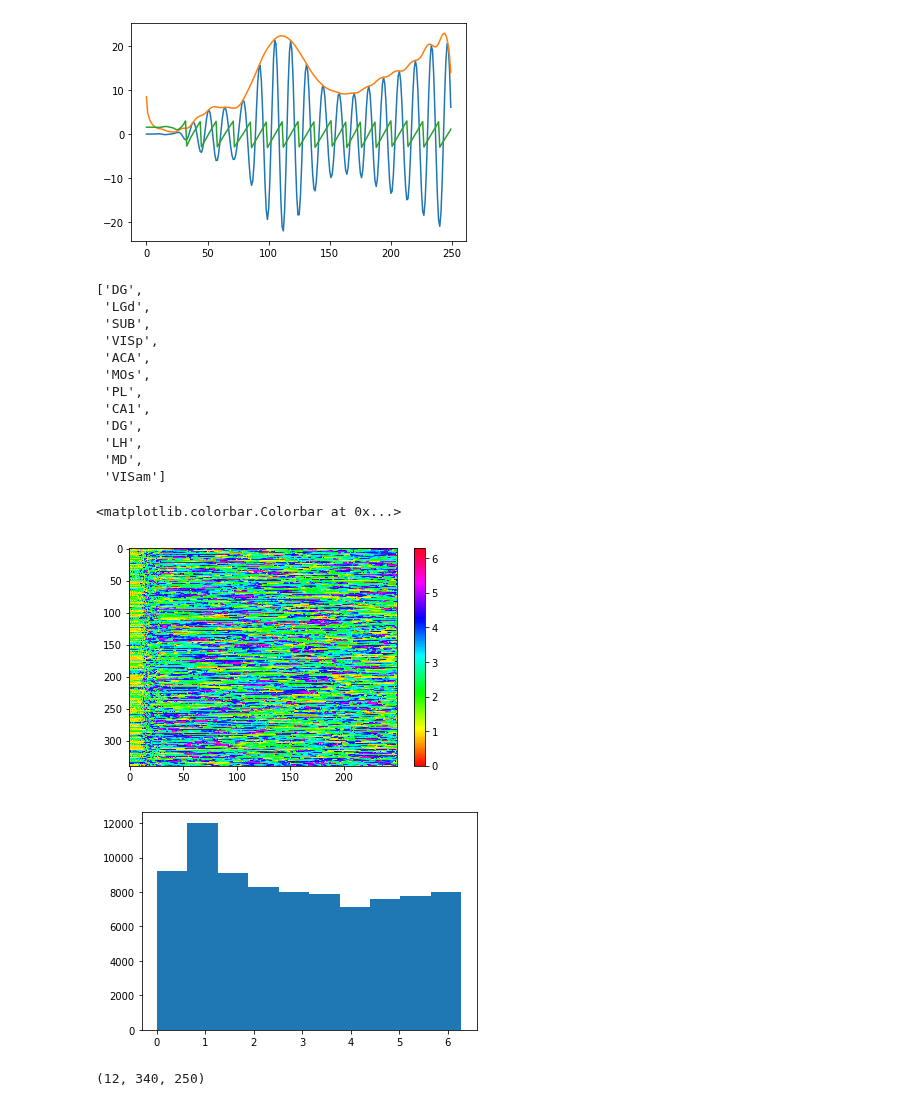
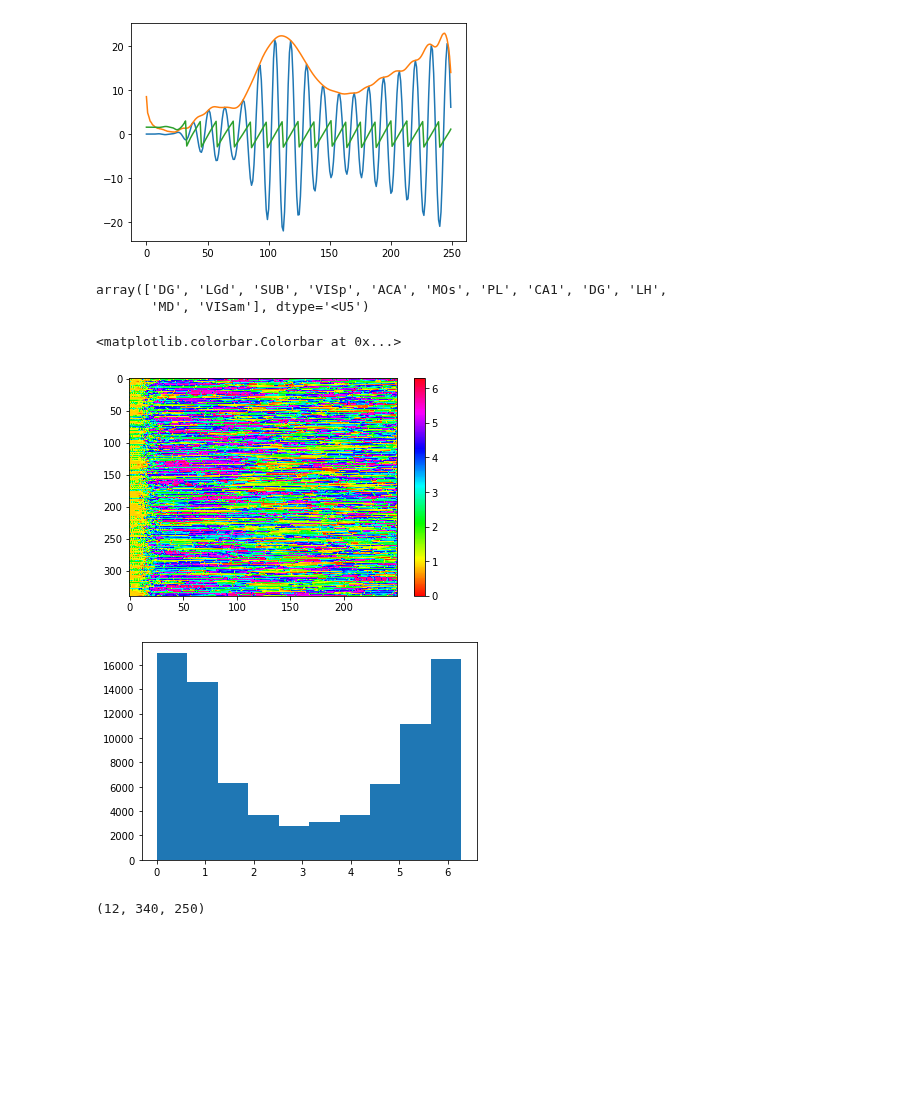
Before and after one commit to kayteeflick/nma_cn_flow_state, a Jupyter notebook: phase_relationships.ipynb, the cells around one changed output. Saved outputs shown, nothing was run; the diff lists cells and outputs as text; code cells hidden in the pictures; blank space fills up the shorter version.

```diff
--- a/phase_relationships.ipynb
+++ b/phase_relationships.ipynb
@@ -186,36 +181,27 @@ plt.plot(np.angle(hilb_data[0,0]))
 # %% [output]
 [<matplotlib.lines.Line2D at 0x...>]
 [figure]
-# %%
-dat_LFP[sess]['brain_area_lfp']
-# %% [output]
-['DG',
- 'LGd',
- 'SUB',
- 'VISp',
- 'ACA',
- 'MOs',
- 'PL',
- 'CA1',
- 'DG',
- 'LH',
- 'MD',
- 'VISam']
+# %%
+sess = 11
+np.array(dat_LFP[sess]['brain_area_lfp'])
+# %% [output]
+array(['DG', 'LGd', 'SUB', 'VISp', 'ACA', 'MOs', 'PL', 'CA1', 'DG', 'LH',
+       'MD', 'VISam'], dtype='<U5')
 # %%
-brain_areas = ['CA1', 'DG']
+brain_areas = ['CA1', 'SUB']
 sess = 11
 
 ind = [i for i in range(len(dat_LFP[sess]['brain_area_lfp'])) if dat_LFP[sess]['brain_area_lfp'][i] in brain_areas]
 
 plt.imshow(((np.angle(hilb_data[ind[0]]) - np.angle(hilb_data[ind[1]]) + 2*np.pi) % 2*np.pi), aspect='auto', cmap='hsv', vmin=0, vmax=2*np.pi)
 plt.colorbar()
 # %% [output]
 <matplotlib.colorbar.Colorbar at 0x...>
-[figure, old version]
+[figure, new version]
 # %%
 _ = plt.hist(((np.angle(hilb_data[ind[0]]) - np.angle(hilb_data[ind[1]]) + 2*np.pi) % 2*np.pi).reshape((-1)))
 # %% [output]
-[figure, old version]
+[figure, new version]
 # %%
 hilb_data.shape
 # %% [output]
```
Also changed, not shown: parts of 4 cells of this notebook.
